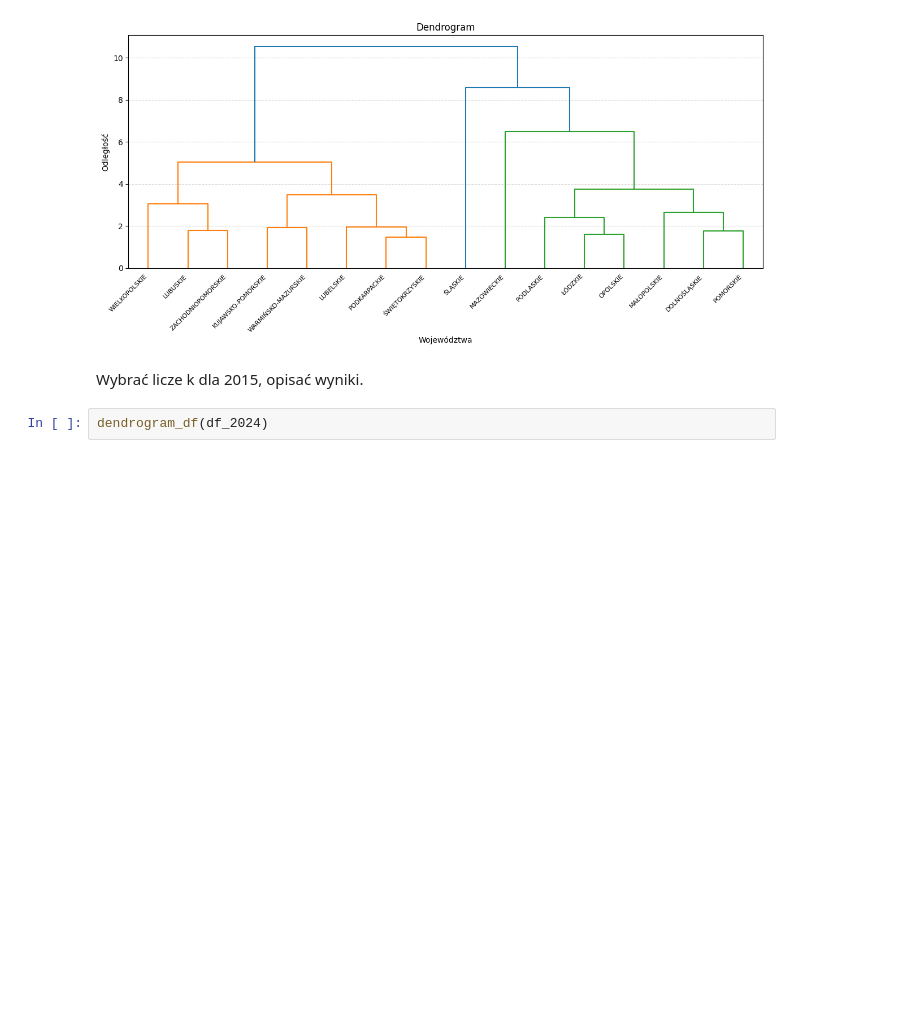
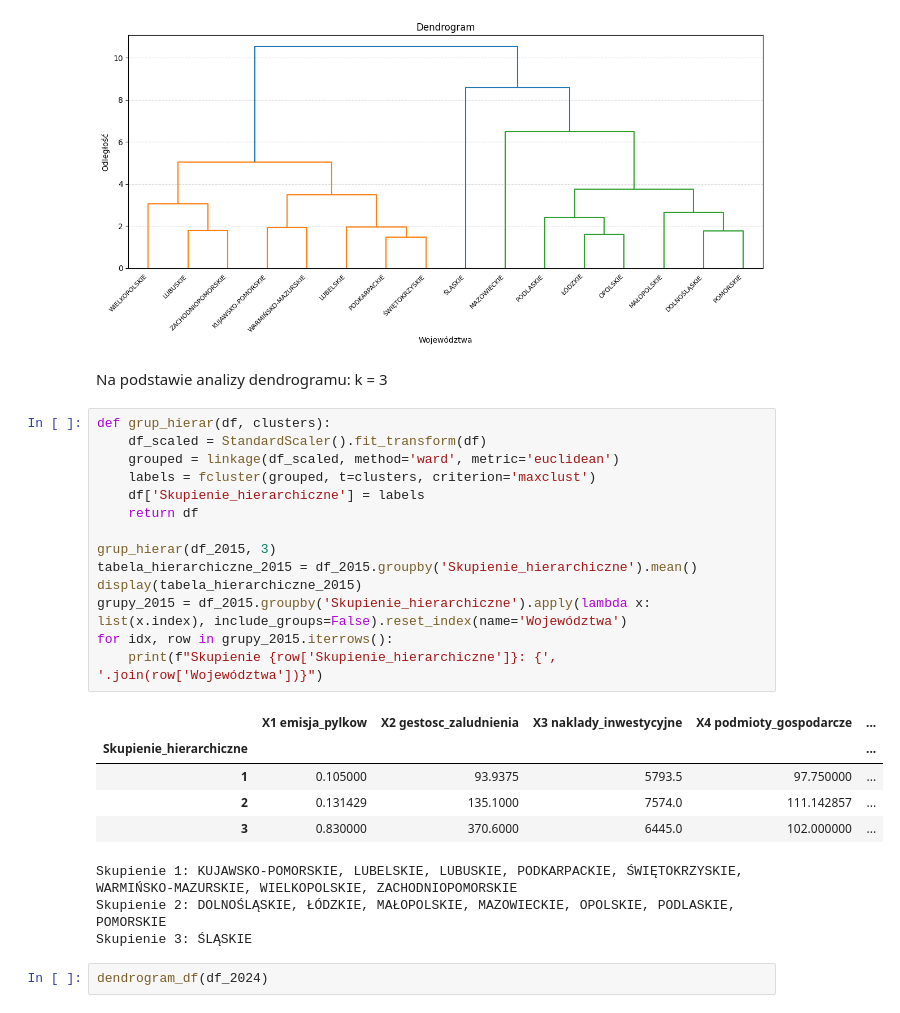
Before and after one commit to Fyjonn/Statistical-data-analysis, a Jupyter notebook: project.ipynb, the cells around one changed output. Saved outputs shown, nothing was run; the diff lists cells and outputs as text; blank space fills up the shorter version.

```diff
--- a/project.ipynb
+++ b/project.ipynb
@@ -485,7 +514,30 @@ dendrogram_df(df_2015)
 # %% [output]
 [figure]
 # %% [markdown]
-Wybrać licze k dla 2015, opisać wyniki.
+Na podstawie analizy dendrogramu: k = 3
+# %%
+def grup_hierar(df, clusters):
+    df_scaled = StandardScaler().fit_transform(df)
+    grouped = linkage(df_scaled, method='ward', metric='euclidean')
+    labels = fcluster(grouped, t=clusters, criterion='maxclust')
+    df['Skupienie_hierarchiczne'] = labels
+    return df
+
+grup_hierar(df_2015, 3)
+tabela_hierarchiczne_2015 = df_2015.groupby('Skupienie_hierarchiczne').mean()
+display(tabela_hierarchiczne_2015)
+grupy_2015 = df_2015.groupby('Skupienie_hierarchiczne').apply(lambda x: list(x.index), include_groups=False).reset_index(name='Województwa')
+for idx, row in grupy_2015.iterrows():
+    print(f"Skupienie {row['Skupienie_hierarchiczne']}: {', '.join(row['Województwa'])}")
+# %% [output]
+|  | X1 emisja_pylkow | X2 gestosc_zaludnienia | X3 naklady_inwestycyjne | X4 podmioty_gospodarcze | ... |
+| Skupienie_hierarchiczne |  |  |  |  | ... |
+| 1 | 0.105000 | 93.9375 | 5793.5 | 97.750000 | ... |
+| 2 | 0.131429 | 135.1000 | 7574.0 | 111.142857 | ... |
+| 3 | 0.830000 | 370.6000 | 6445.0 | 102.000000 | ... |
+Skupienie 1: KUJAWSKO-POMORSKIE, LUBELSKIE, LUBUSKIE, PODKARPACKIE, ŚWIĘTOKRZYSKIE, WARMIŃSKO-MAZURSKIE, WIELKOPOLSKIE, ZACHODNIOPOMORSKIE
+Skupienie 2: DOLNOŚLĄSKIE, ŁÓDZKIE, MAŁOPOLSKIE, MAZOWIECKIE, OPOLSKIE, PODLASKIE, POMORSKIE
+Skupienie 3: ŚLĄSKIE
 # %%
 dendrogram_df(df_2024)
 # %% [output]
```
Also changed, not shown: parts of 8 cells of this notebook.
